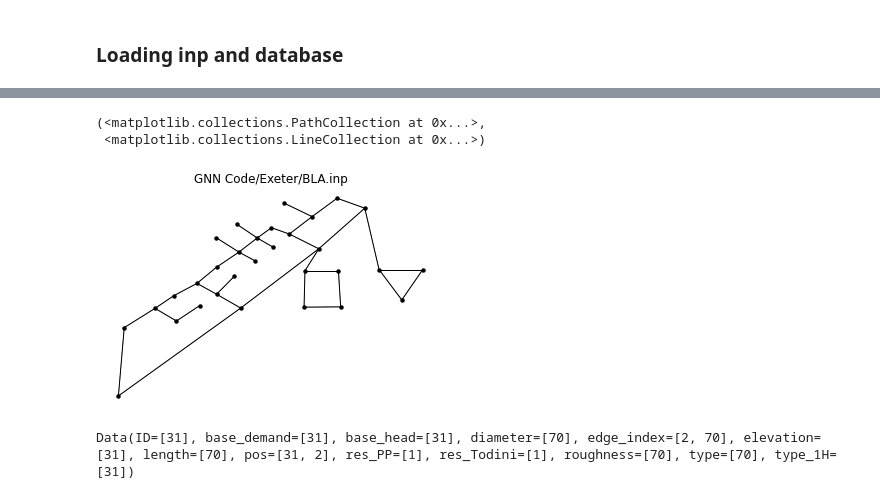
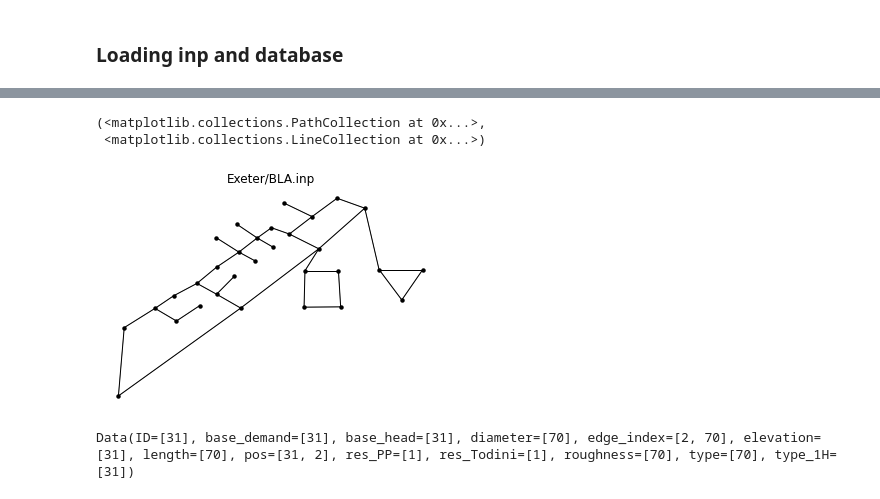
Before and after one commit to alextremo0205/AnyTown_DB, a Jupyter notebook: GNN code/CustomGNN_PyG.ipynb, the cells around one changed output, grey strips where cells are left out. Cells and saved outputs as stored; diff of their text form; code cells hidden in the pictures.

```diff
--- a/GNN code/CustomGNN_PyG.ipynb
+++ b/GNN code/CustomGNN_PyG.ipynb
@@ -223,15 +227,15 @@ def pred_vs_y_plotly(x_real_values_train, y_pred_values_train, x_real_values_tes
 # %%
 # Create a water network model
-inp_file = 'GNN Code/Exeter/BLA.inp'
+inp_file = 'Exeter/BLA.inp'
 wn_WDS = wntr.network.WaterNetworkModel(inp_file)
 
 # Graph the network
 wntr.graphics.plot_network(wn_WDS, title=wn_WDS.name)
 
 # Simulate hydraulics
 # sim_WDS = wntr.sim.EpanetSimulator(wn_WDS)
 # results_WDS = sim_WDS.run_sim()
 # %% [output]
 (<matplotlib.collections.PathCollection at 0x...>,
  <matplotlib.collections.LineCollection at 0x...>)
-[figure, old version]
+[figure, new version]
```
Also changed, not shown: parts of 45 cells of this notebook, 10 other files.
